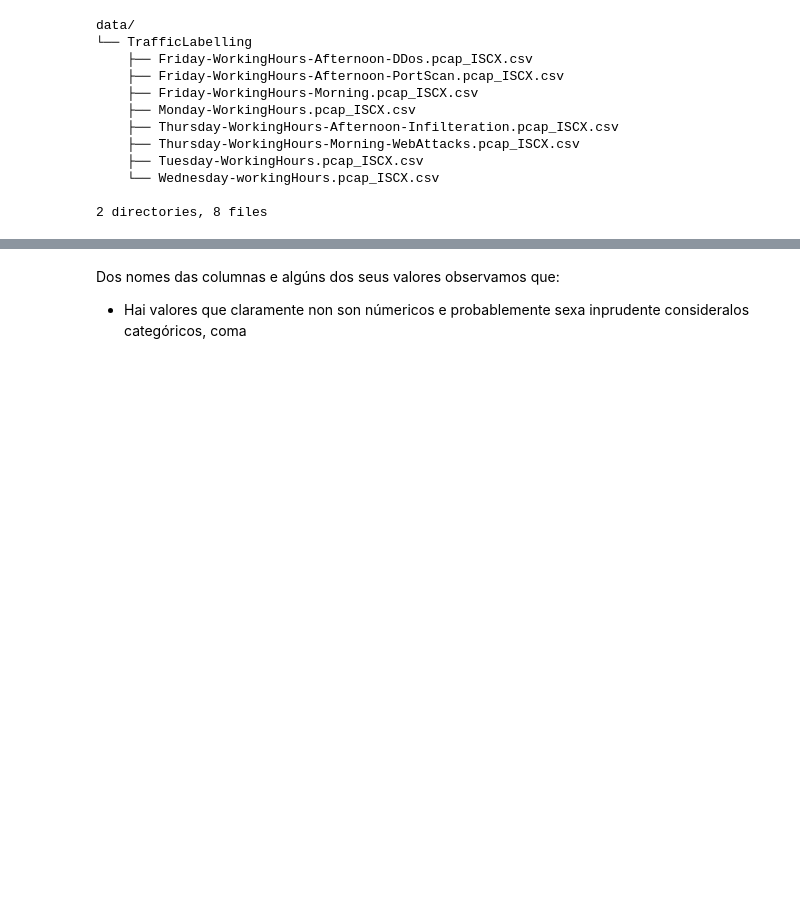
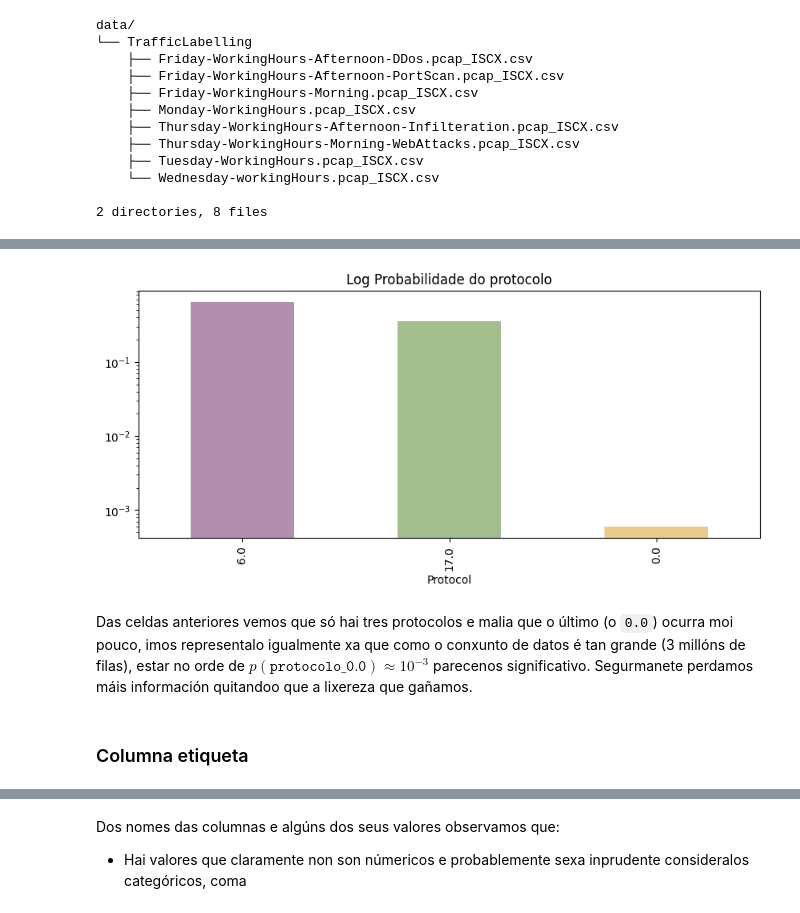
Before and after one commit to pabloChantada/cyber, a Jupyter notebook: analisis.ipynb, the cells around one changed output, grey strips where cells are left out. Drawn from its saved outputs; the diff is of its cells as text; code cells hidden in the pictures; blank space fills up the shorter version.

```diff
--- a/analisis.ipynb
+++ b/analisis.ipynb
@@ -100,0 +237,8 @@ data/
+# %%
+protocol_counts.plot(kind='bar', figsize=(10,4),log=True, color=[cores[0], cores[1], cores[2]])
+plt.title('Log Probabilidade do protocolo')
+plt.show()
+# %% [output]
+[figure, added]
+# %% [markdown]
+Das celdas anteriores vemos que só hai tres protocolos e malia que o último (o `0.0`) ocurra moi pouco, imos representalo igualmente xa que como o conxunto de datos é tan grande (3 millóns de filas), estar no orde de $p(\texttt{protocolo\_{0.0}}) \approx 10^{-3}$ parecenos significativo. Segurmanete perdamos máis información quitandoo que a lixereza que gañamos.
@@ -100,0 +247,2 @@ data/
+# %% [markdown]
+### Columna etiqueta
```
Also changed, not shown: parts of 56 cells of this notebook, 1 other file.
